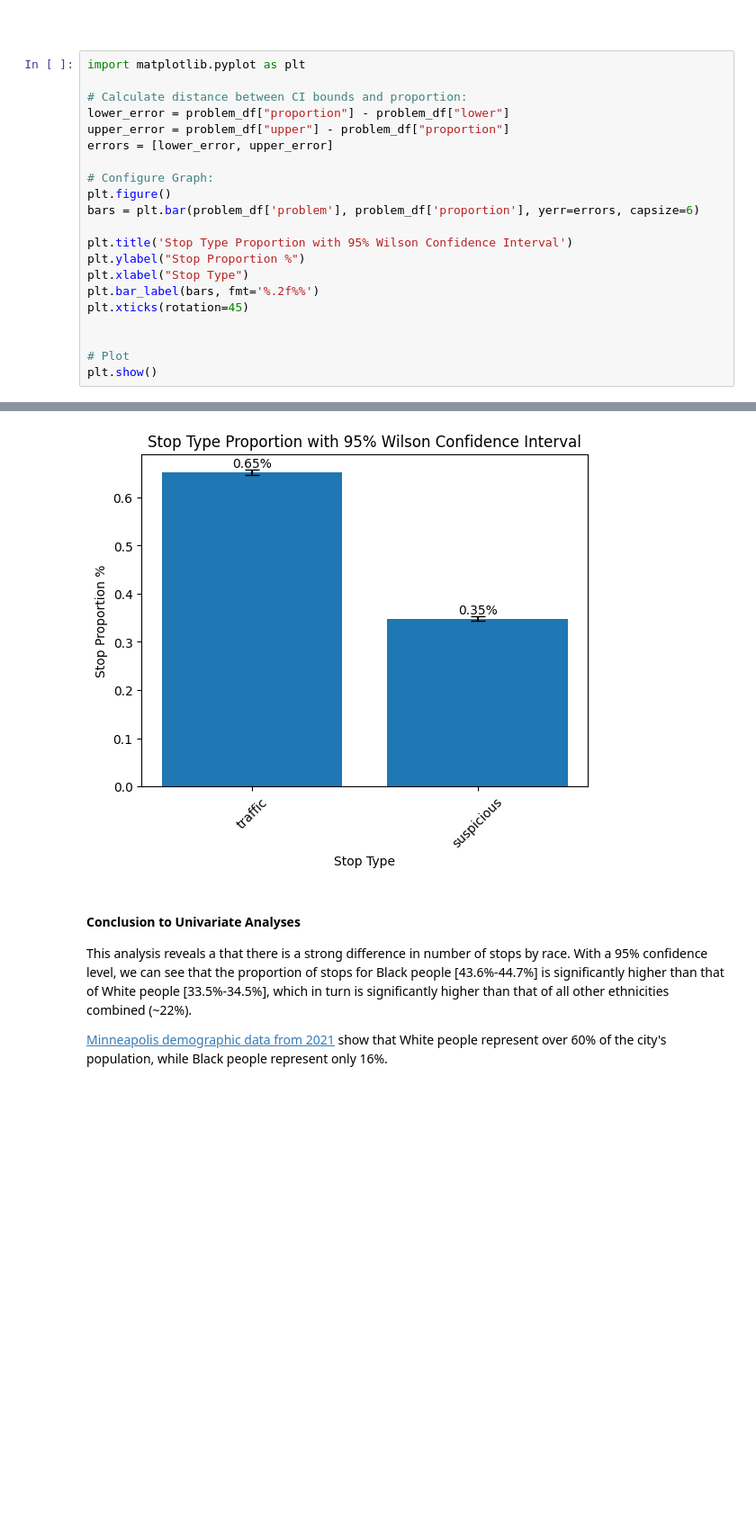
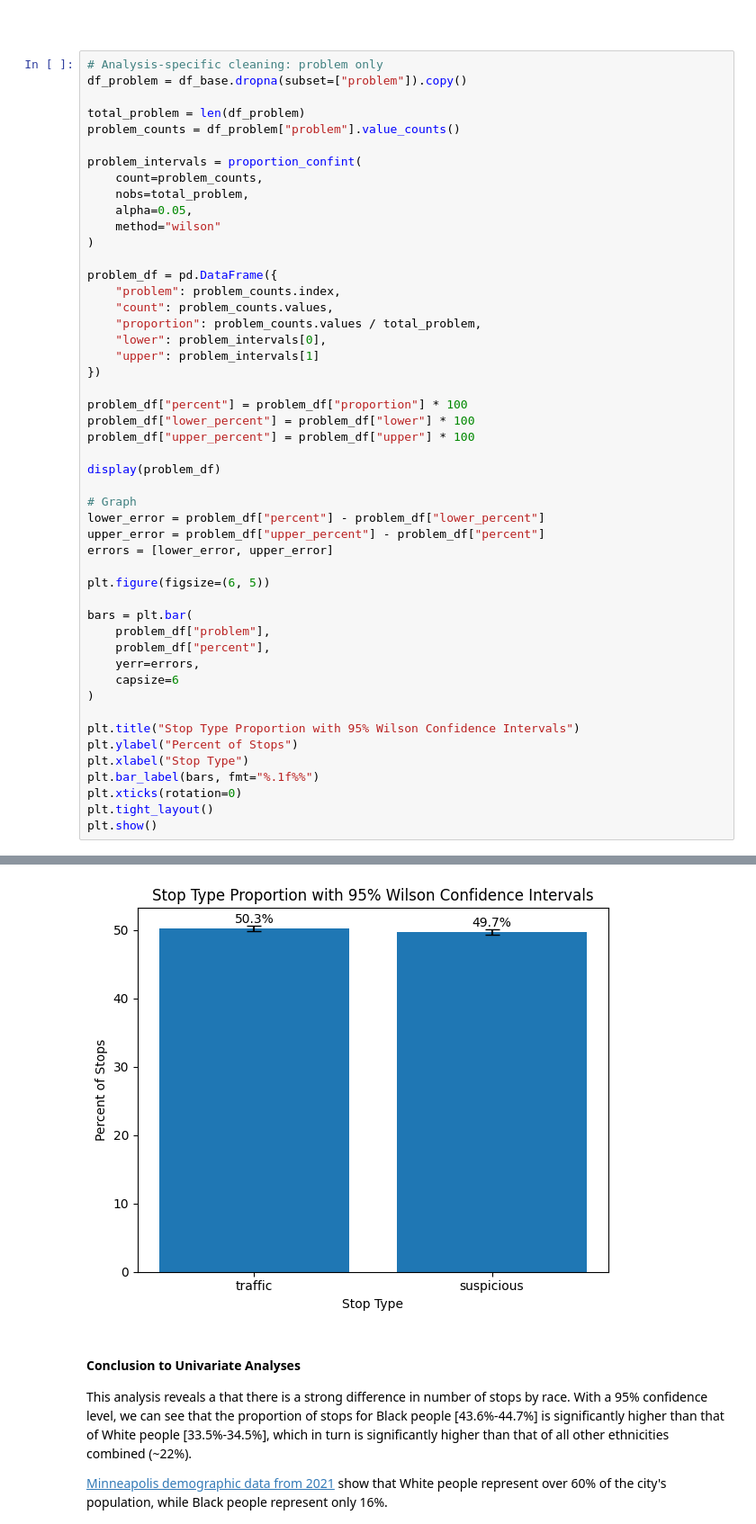
Before and after one commit to feliperapacci/MplsStops-Analysis, a Jupyter notebook: MplsStopsExploration.ipynb, the cells around one changed output, grey strips where cells are left out. Shown at 90% size. Saved outputs shown, nothing was run; the diff lists cells and outputs as text; blank space fills up the shorter version.

```diff
--- a/MplsStopsExploration.ipynb
+++ b/MplsStopsExploration.ipynb
@@ -244,24 +284,52 @@ plt.show()
 # %% [markdown]
 ####
 # %%
-import matplotlib.pyplot as plt
+# Analysis-specific cleaning: problem only
+df_problem = df_base.dropna(subset=["problem"]).copy()
 
-# Calculate distance between CI bounds and proportion:
-lower_error = problem_df["proportion"] - problem_df["lower"]
-upper_error = problem_df["upper"] - problem_df["proportion"]
+total_problem = len(df_problem)
+problem_counts = df_problem["problem"].value_counts()
+
+problem_intervals = proportion_confint(
+    count=problem_counts,
+    nobs=total_problem,
+    alpha=0.05,
+    method="wilson"
+)
+
+problem_df = pd.DataFrame({
+    "problem": problem_counts.index,
+    "count": problem_counts.values,
+    "proportion": problem_counts.values / total_problem,
+    "lower": problem_intervals[0],
+    "upper": problem_intervals[1]
+})
+
+problem_df["percent"] = problem_df["proportion"] * 100
+problem_df["lower_percent"] = problem_df["lower"] * 100
+problem_df["upper_percent"] = problem_df["upper"] * 100
+
+display(problem_df)
+
+# Graph
+lower_error = problem_df["percent"] - problem_df["lower_percent"]
+upper_error = problem_df["upper_percent"] - problem_df["percent"]
 errors = [lower_error, upper_error]
 
-# Configure Graph:
-plt.figure()
-bars = plt.bar(problem_df['problem'], problem_df['proportion'], yerr=errors, capsize=6)
+plt.figure(figsize=(6, 5))
 
-plt.title('Stop Type Proportion with 95% Wilson Confidence Interval')
-plt.ylabel("Stop Proportion %")
+bars = plt.bar(
+    problem_df["problem"],
+    problem_df["percent"],
+    yerr=errors,
+    capsize=6
+)
+
+plt.title("Stop Type Proportion with 95% Wilson Confidence Intervals")
+plt.ylabel("Percent of Stops")
 plt.xlabel("Stop Type")
-plt.bar_label(bars, fmt='%.2f%%')
-plt.xticks(rotation=45)
-
-
-# Plot
+plt.bar_label(bars, fmt="%.1f%%")
+plt.xticks(rotation=0)
+plt.tight_layout()
 plt.show()
 # %% [output]
@@ -268,4 +340,4 @@ plt.show()
-[figure, old version]
+[figure, new version]
 # %% [markdown]
 #### Conclusion to Univariate Analyses
 This analysis reveals a that there is a strong difference in number of stops by race. With a 95% confidence level, we can see that the proportion of stops for Black people [43.6%-44.7%] is significantly higher than that of White people [33.5%-34.5%], which in turn is significantly higher than that of all other ethnicities combined (~22%).
```
Also changed, not shown: parts of 16 cells of this notebook.
